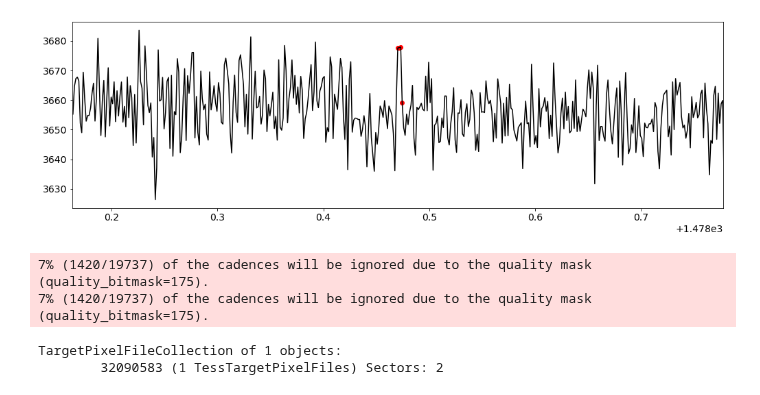
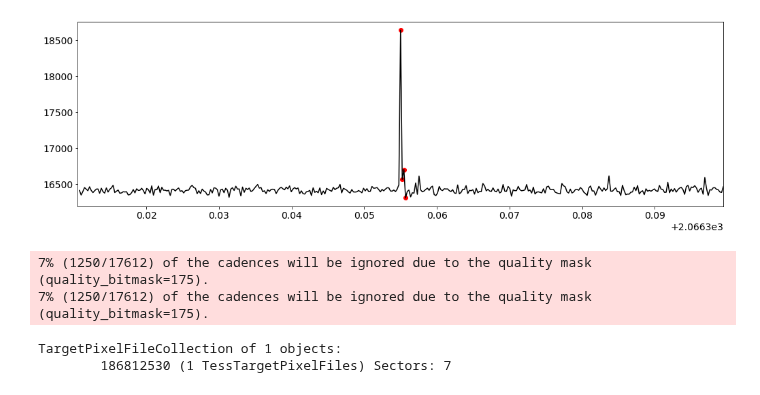
Before and after one commit to ekaterinailin/flaring-spi, a Jupyter notebook: notebooks/inspect_flare.ipynb, the cells around one changed output. Cells and saved outputs as stored; diff of their text form; code cells hidden in the pictures.

```diff
--- a/notebooks/inspect_flare.ipynb
+++ b/notebooks/inspect_flare.ipynb
@@ -37,5 +37,5 @@ gf.shape
 # %%
-row = gf.iloc[1402]
+row = gf.iloc[1519]
 
 # plot all flares for a light curve at once
 ID, qcs = row.ID, int(row.qcs)
@@ -62,39 +65,39 @@ TIC 32497972 6
 # %%
 %matplotlib inline
 for i, row in sdf.iloc[:].iterrows():
     plt.figure(figsize=(17,5))
     ts, tf = row.tstart, row.tstop
 
     # pick
 
     if row.mission=="TESS":
         LC = lc[0]
-        cad=.65
+        cad=4.5
     else:
         nlc = np.where((ts>tts)[:,0] != (ts>tts)[:,1])[0][0]
         LC = lc[nlc]
         cad = 5.25
     _ = LC[np.where((LC.time>=ts-.2/cad) & (LC.time<=tf+.2/cad))]
     plt.plot(_.time, _.flux, c="k")
 
     _ = LC[np.where((LC.time>=ts-1e-8) & (LC.time<=tf+1e-8))]
     plt.scatter(_.time, _.flux, c="r")
     plt.xlim(ts-.2/cad, ts+.2/cad)
 #     plt.xlabel("time [BTJD - 2457000 days]", fontsize=14)
 #     plt.ylabel(r"flux [e$^-$ s$^{-1}$]", fontsize=14)
 #     plt.savefig("../results/random/SSO_signature_K2_208_s30.png", dpi=300)
 # %% [output]
-[figure, old version]
+[figure, new version]
 # %%
 from lightkurve import search_targetpixelfile
 # %%
 tpf = search_targetpixelfile(ID,sector=qcs,mission="TESS").download_all()
 # %% [output]
-7% (1420/19737) of the cadences will be ignored due to the quality mask (quality_bitmask=175).
-7% (1420/19737) of the cadences will be ignored due to the quality mask (quality_bitmask=175).
+7% (1250/17612) of the cadences will be ignored due to the quality mask (quality_bitmask=175).
+7% (1250/17612) of the cadences will be ignored due to the quality mask (quality_bitmask=175).
 # %%
 tpf
 # %% [output]
 TargetPixelFileCollection of 1 objects:
-        32090583 (1 TessTargetPixelFiles) Sectors: 2
+        186812530 (1 TessTargetPixelFiles) Sectors: 7
 # %%
```
Also changed, not shown: parts of 9 cells of this notebook, 3 other files.
